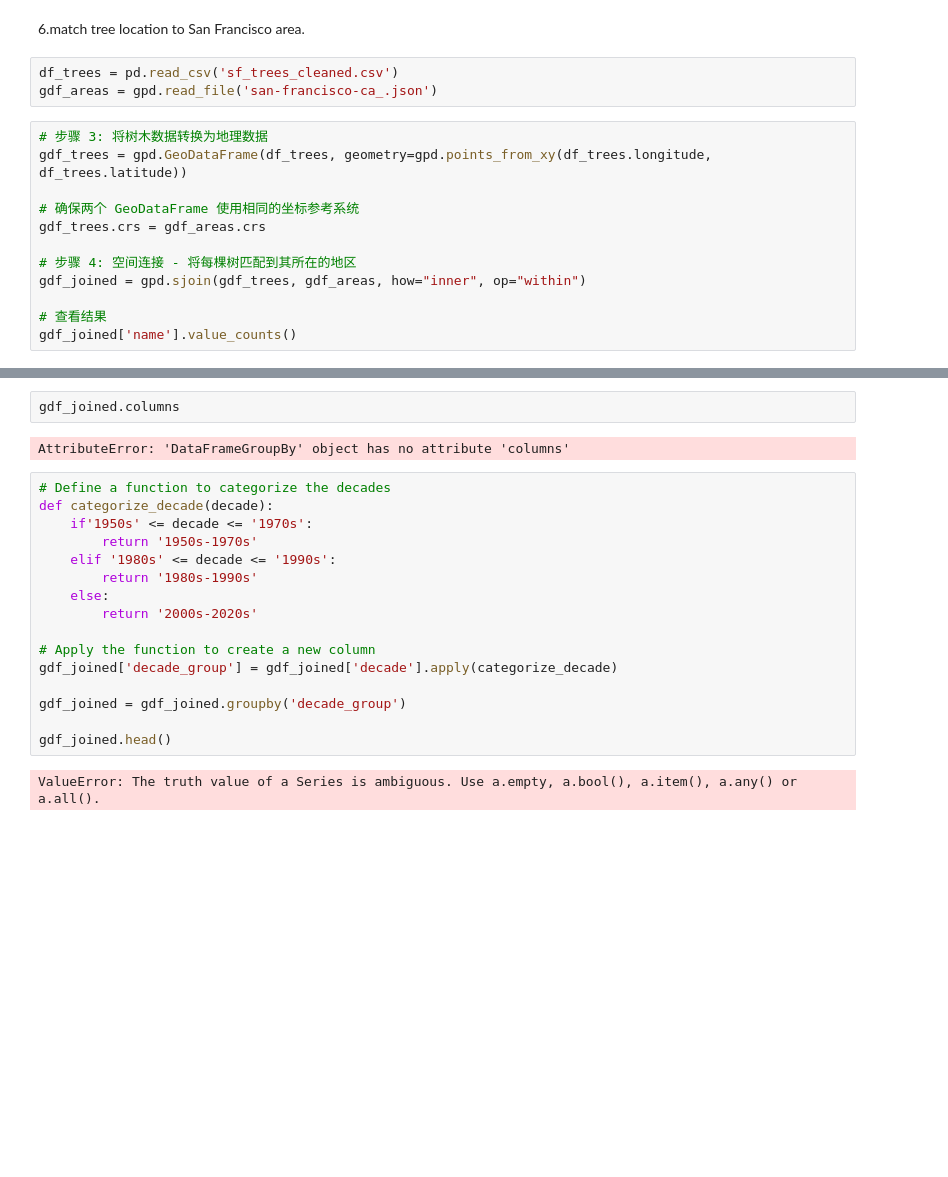
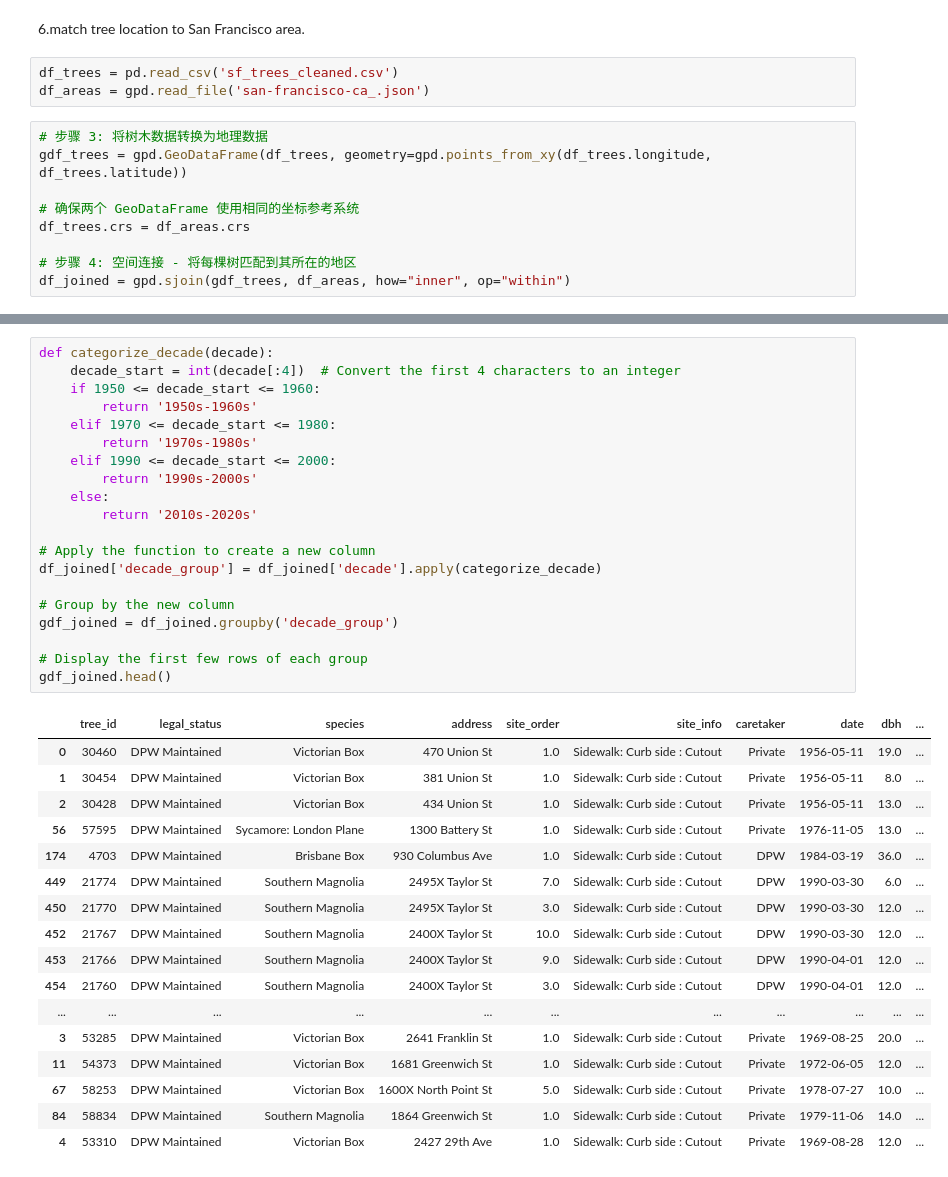
Before and after one commit to J1ngAo/Distribution-of-trees-on-the-streets-of-San-Francisco, a Jupyter notebook: clean_data.ipynb, the cells around one changed output, grey strips where cells are left out. Drawn from its saved outputs; the diff is of its cells as text; blank space fills up the shorter version.

```diff
--- a/clean_data.ipynb
+++ b/clean_data.ipynb
@@ -303,17 +174,14 @@ df_filtered_selected_species.to_csv('sf_trees_cleaned.csv', index=False)
 6.match tree location to San Francisco area.
 # %%
 df_trees = pd.read_csv('sf_trees_cleaned.csv')
-gdf_areas = gpd.read_file('san-francisco-ca_.json')
+df_areas = gpd.read_file('san-francisco-ca_.json')
 # %%
 # 步骤 3: 将树木数据转换为地理数据
 gdf_trees = gpd.GeoDataFrame(df_trees, geometry=gpd.points_from_xy(df_trees.longitude, df_trees.latitude))
 
 # 确保两个 GeoDataFrame 使用相同的坐标参考系统
-gdf_trees.crs = gdf_areas.crs
+df_trees.crs = df_areas.crs
 
 # 步骤 4: 空间连接 - 将每棵树匹配到其所在的地区
-gdf_joined = gpd.sjoin(gdf_trees, gdf_areas, how="inner", op="within")
-
-# 查看结果
-gdf_joined['name'].value_counts()
+df_joined = gpd.sjoin(gdf_trees, df_areas, how="inner", op="within")
 # %% [output]
@@ -353,25 +194,41 @@ gdf_joined
-# %%
-gdf_joined.columns
-# %% [output]
-AttributeError: 'DataFrameGroupBy' object has no attribute 'columns'
 # %%
-# Define a function to categorize the decades
 def categorize_decade(decade):
-    if'1950s' <= decade <= '1970s':
-        return '1950s-1970s'
-    elif '1980s' <= decade <= '1990s':
-        return '1980s-1990s'
+    decade_start = int(decade[:4])  # Convert the first 4 characters to an integer
+    if 1950 <= decade_start <= 1960:
+        return '1950s-1960s'
+    elif 1970 <= decade_start <= 1980:
+        return '1970s-1980s'
+    elif 1990 <= decade_start <= 2000:
+        return '1990s-2000s'
     else:
-        return '2000s-2020s'
+        return '2010s-2020s'
 
 # Apply the function to create a new column
-gdf_joined['decade_group'] = gdf_joined['decade'].apply(categorize_decade)
+df_joined['decade_group'] = df_joined['decade'].apply(categorize_decade)
 
-gdf_joined = gdf_joined.groupby('decade_group')
+# Group by the new column
+gdf_joined = df_joined.groupby('decade_group')
 
+# Display the first few rows of each group
 gdf_joined.head()
 # %% [output]
-ValueError: The truth value of a Series is ambiguous. Use a.empty, a.bool(), a.item(), a.any() or a.all().
+|  | tree_id | legal_status | species | address | site_order | site_info | caretaker | date | dbh | ... |
+| 0 | 30460 | DPW Maintained | Victorian Box | 470 Union St | 1.0 | Sidewalk: Curb side : Cutout | Private | 1956-05-11 | 19.0 | ... |
+| 1 | 30454 | DPW Maintained | Victorian Box | 381 Union St | 1.0 | Sidewalk: Curb side : Cutout | Private | 1956-05-11 | 8.0 | ... |
+| 2 | 30428 | DPW Maintained | Victorian Box | 434 Union St | 1.0 | Sidewalk: Curb side : Cutout | Private | 1956-05-11 | 13.0 | ... |
+| 56 | 57595 | DPW Maintained | Sycamore: London Plane | 1300 Battery St | 1.0 | Sidewalk: Curb side : Cutout | Private | 1976-11-05 | 13.0 | ... |
+| 174 | 4703 | DPW Maintained | Brisbane Box | 930 Columbus Ave | 1.0 | Sidewalk: Curb side : Cutout | DPW | 1984-03-19 | 36.0 | ... |
+| 449 | 21774 | DPW Maintained | Southern Magnolia | 2495X Taylor St | 7.0 | Sidewalk: Curb side : Cutout | DPW | 1990-03-30 | 6.0 | ... |
+| 450 | 21770 | DPW Maintained | Southern Magnolia | 2495X Taylor St | 3.0 | Sidewalk: Curb side : Cutout | DPW | 1990-03-30 | 12.0 | ... |
+| 452 | 21767 | DPW Maintained | Southern Magnolia | 2400X Taylor St | 10.0 | Sidewalk: Curb side : Cutout | DPW | 1990-03-30 | 12.0 | ... |
+| 453 | 21766 | DPW Maintained | Southern Magnolia | 2400X Taylor St | 9.0 | Sidewalk: Curb side : Cutout | DPW | 1990-04-01 | 12.0 | ... |
+| 454 | 21760 | DPW Maintained | Southern Magnolia | 2400X Taylor St | 3.0 | Sidewalk: Curb side : Cutout | DPW | 1990-04-01 | 12.0 | ... |
+| ... | ... | ... | ... | ... | ... | ... | ... | ... | ... | ... |
+| 3 | 53285 | DPW Maintained | Victorian Box | 2641 Franklin St | 1.0 | Sidewalk: Curb side : Cutout | Private | 1969-08-25 | 20.0 | ... |
+| 11 | 54373 | DPW Maintained | Victorian Box | 1681 Greenwich St | 1.0 | Sidewalk: Curb side : Cutout | Private | 1972-06-05 | 12.0 | ... |
+| 67 | 58253 | DPW Maintained | Victorian Box | 1600X North Point St | 5.0 | Sidewalk: Curb side : Cutout | Private | 1978-07-27 | 10.0 | ... |
+| 84 | 58834 | DPW Maintained | Southern Magnolia | 1864 Greenwich St | 1.0 | Sidewalk: Curb side : Cutout | Private | 1979-11-06 | 14.0 | ... |
+| 4 | 53310 | DPW Maintained | Victorian Box | 2427 29th Ave | 1.0 | Sidewalk: Curb side : Cutout | Private | 1969-08-28 | 12.0 | ... |
 # %%
 # Selecting only the desired columns
 columns_to_keep = ['species', 'date', 'latitude', 'longitude', 'decade', 'geometry', 'name','decade_group']
```
Also changed, not shown: parts of 28 cells of this notebook, 1 other file.
